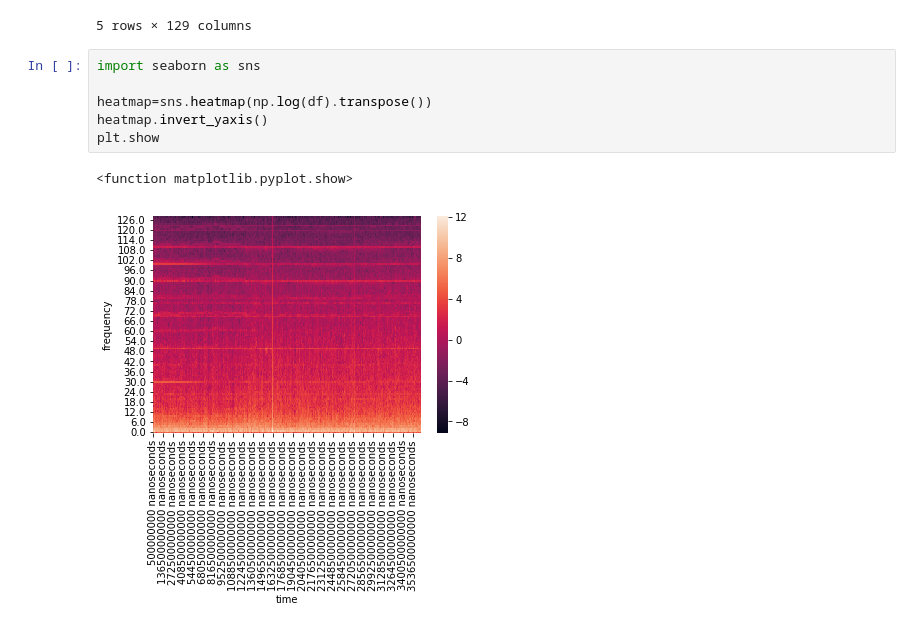
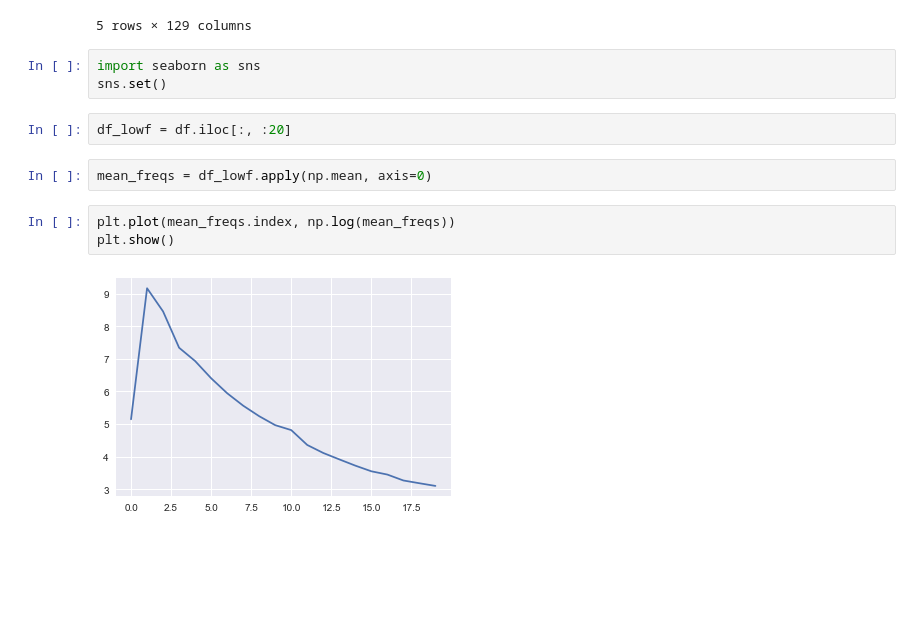
Before and after one commit to Ruairi-osul/ephys, a Jupyter notebook: eeg_preprocess/Updated EEG analysis.ipynb, the cells around one changed output. Drawn from its saved outputs; the diff is of its cells as text; blank space fills up the shorter version.

```diff
--- a/eeg_preprocess/Updated EEG analysis.ipynb
+++ b/eeg_preprocess/Updated EEG analysis.ipynb
@@ -105,10 +109,13 @@ df.head()
 5 rows × 129 columns
 # %%
 import seaborn as sns
-
-heatmap=sns.heatmap(np.log(df).transpose())
-heatmap.invert_yaxis()
-plt.show
+sns.set()
-# %% [output]
-<function matplotlib.pyplot.show>
-[figure, removed]
+# %%
+df_lowf = df.iloc[:, :20]
+# %%
+mean_freqs = df_lowf.apply(np.mean, axis=0)
+# %%
+plt.plot(mean_freqs.index, np.log(mean_freqs))
+plt.show()
+# %% [output]
+[figure, added]
```
Also changed, not shown: parts of 2 cells of this notebook.
